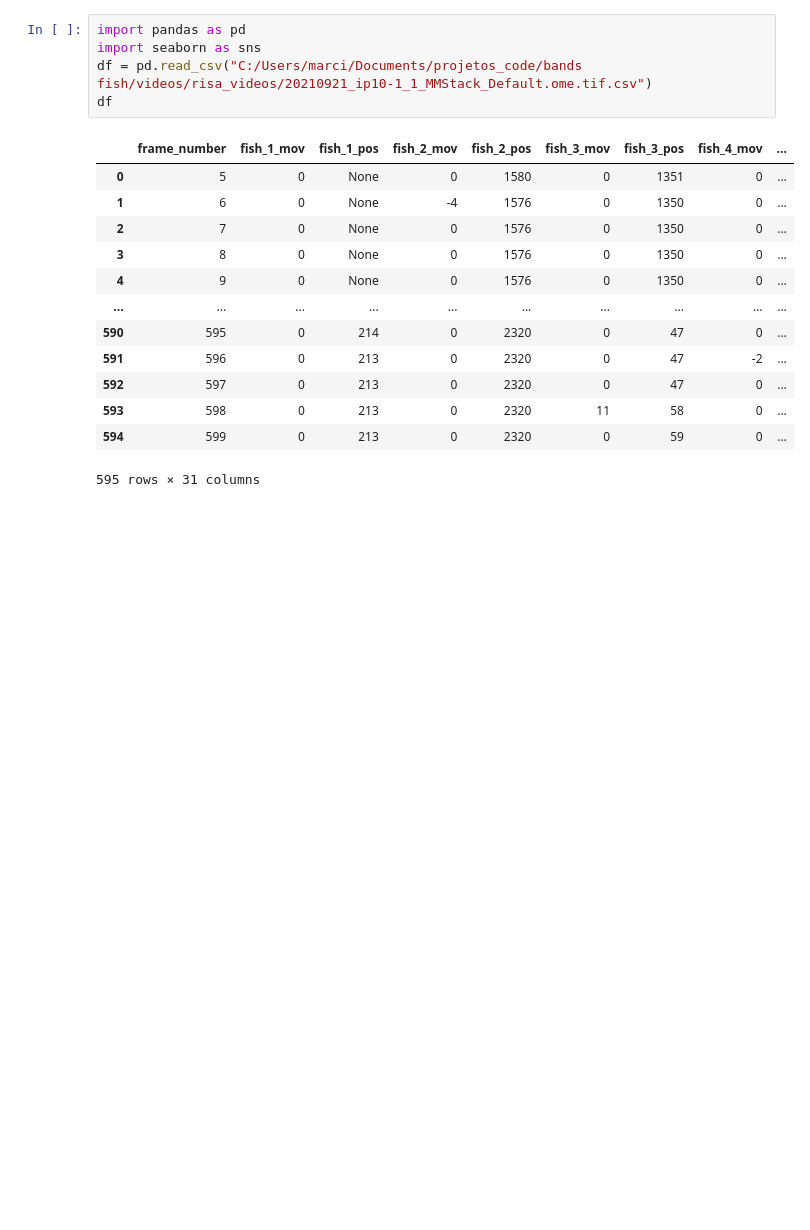
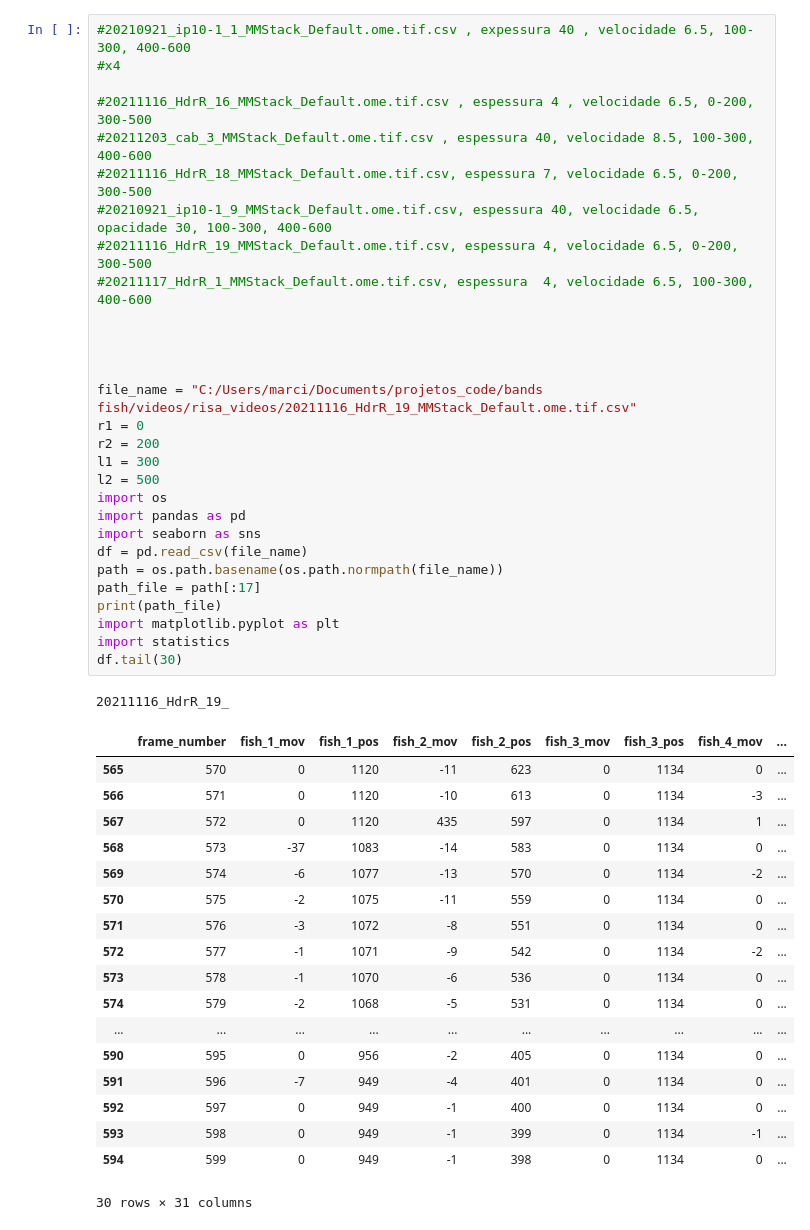
Before and after one commit to marciosferreira/bands_fish, a Jupyter notebook: analyses.ipynb, the cells around one changed output. Saved outputs shown, nothing was run; the diff lists cells and outputs as text; blank space fills up the shorter version.

```diff
--- a/analyses.ipynb
+++ b/analyses.ipynb
@@ -1,22 +1,52 @@
-# %%
-import pandas as pd
-import seaborn as sns
-df = pd.read_csv("C:/Users/marci/Documents/projetos_code/bands fish/videos/risa_videos/20210921_ip10-1_1_MMStack_Default.ome.tif.csv")
-df
-# %% [output]
-|  | frame_number | fish_1_mov | fish_1_pos | fish_2_mov | fish_2_pos | fish_3_mov | fish_3_pos | fish_4_mov | ... |
-| 0 | 5 | 0 | None | 0 | 1580 | 0 | 1351 | 0 | ... |
-| 1 | 6 | 0 | None | -4 | 1576 | 0 | 1350 | 0 | ... |
-| 2 | 7 | 0 | None | 0 | 1576 | 0 | 1350 | 0 | ... |
-| 3 | 8 | 0 | None | 0 | 1576 | 0 | 1350 | 0 | ... |
-| 4 | 9 | 0 | None | 0 | 1576 | 0 | 1350 | 0 | ... |
-| ... | ... | ... | ... | ... | ... | ... | ... | ... | ... |
-| 590 | 595 | 0 | 214 | 0 | 2320 | 0 | 47 | 0 | ... |
-| 591 | 596 | 0 | 213 | 0 | 2320 | 0 | 47 | -2 | ... |
-| 592 | 597 | 0 | 213 | 0 | 2320 | 0 | 47 | 0 | ... |
-| 593 | 598 | 0 | 213 | 0 | 2320 | 11 | 58 | 0 | ... |
-| 594 | 599 | 0 | 213 | 0 | 2320 | 0 | 59 | 0 | ... |
-595 rows × 31 columns
+# %%
+#20210921_ip10-1_1_MMStack_Default.ome.tif.csv , expessura 40 , velocidade 6.5, 100-300, 400-600
+#x4
+
+#20211116_HdrR_16_MMStack_Default.ome.tif.csv , espessura 4 , velocidade 6.5, 0-200, 300-500
+#20211203_cab_3_MMStack_Default.ome.tif.csv , espessura 40, velocidade 8.5, 100-300, 400-600
+#20211116_HdrR_18_MMStack_Default.ome.tif.csv, espessura 7, velocidade 6.5, 0-200, 300-500
+#20210921_ip10-1_9_MMStack_Default.ome.tif.csv, espessura 40, velocidade 6.5, opacidade 30, 100-300, 400-600
+#20211116_HdrR_19_MMStack_Default.ome.tif.csv, espessura 4, velocidade 6.5, 0-200, 300-500
+#20211117_HdrR_1_MMStack_Default.ome.tif.csv, espessura  4, velocidade 6.5, 100-300, 400-600
+
+
+
+
+file_name = "C:/Users/marci/Documents/projetos_code/bands fish/videos/risa_videos/20211116_HdrR_19_MMStack_Default.ome.tif.csv"
+r1 = 0
+r2 = 200
+l1 = 300
+l2 = 500
+import os
+import pandas as pd
+import seaborn as sns
+df = pd.read_csv(file_name)
+path = os.path.basename(os.path.normpath(file_name))
+path_file = path[:17]
+print(path_file)
+import matplotlib.pyplot as plt
+import statistics
+df.tail(30)
+# %% [output]
+20211116_HdrR_19_
+|  | frame_number | fish_1_mov | fish_1_pos | fish_2_mov | fish_2_pos | fish_3_mov | fish_3_pos | fish_4_mov | ... |
+| 565 | 570 | 0 | 1120 | -11 | 623 | 0 | 1134 | 0 | ... |
+| 566 | 571 | 0 | 1120 | -10 | 613 | 0 | 1134 | -3 | ... |
+| 567 | 572 | 0 | 1120 | 435 | 597 | 0 | 1134 | 1 | ... |
+| 568 | 573 | -37 | 1083 | -14 | 583 | 0 | 1134 | 0 | ... |
+| 569 | 574 | -6 | 1077 | -13 | 570 | 0 | 1134 | -2 | ... |
+| 570 | 575 | -2 | 1075 | -11 | 559 | 0 | 1134 | 0 | ... |
+| 571 | 576 | -3 | 1072 | -8 | 551 | 0 | 1134 | 0 | ... |
+| 572 | 577 | -1 | 1071 | -9 | 542 | 0 | 1134 | -2 | ... |
+| 573 | 578 | -1 | 1070 | -6 | 536 | 0 | 1134 | 0 | ... |
+| 574 | 579 | -2 | 1068 | -5 | 531 | 0 | 1134 | 0 | ... |
+| ... | ... | ... | ... | ... | ... | ... | ... | ... | ... |
+| 590 | 595 | 0 | 956 | -2 | 405 | 0 | 1134 | 0 | ... |
+| 591 | 596 | -7 | 949 | -4 | 401 | 0 | 1134 | 0 | ... |
+| 592 | 597 | 0 | 949 | -1 | 400 | 0 | 1134 | 0 | ... |
+| 593 | 598 | 0 | 949 | -1 | 399 | 0 | 1134 | -1 | ... |
+| 594 | 599 | 0 | 949 | -1 | 398 | 0 | 1134 | 0 | ... |
+30 rows × 31 columns
 # %%
 names = list(df.columns)
 filtered_names = [x for x in names if "frame_number" not in x]
```
Also changed, not shown: parts of 36 cells of this notebook, 3 other files.
